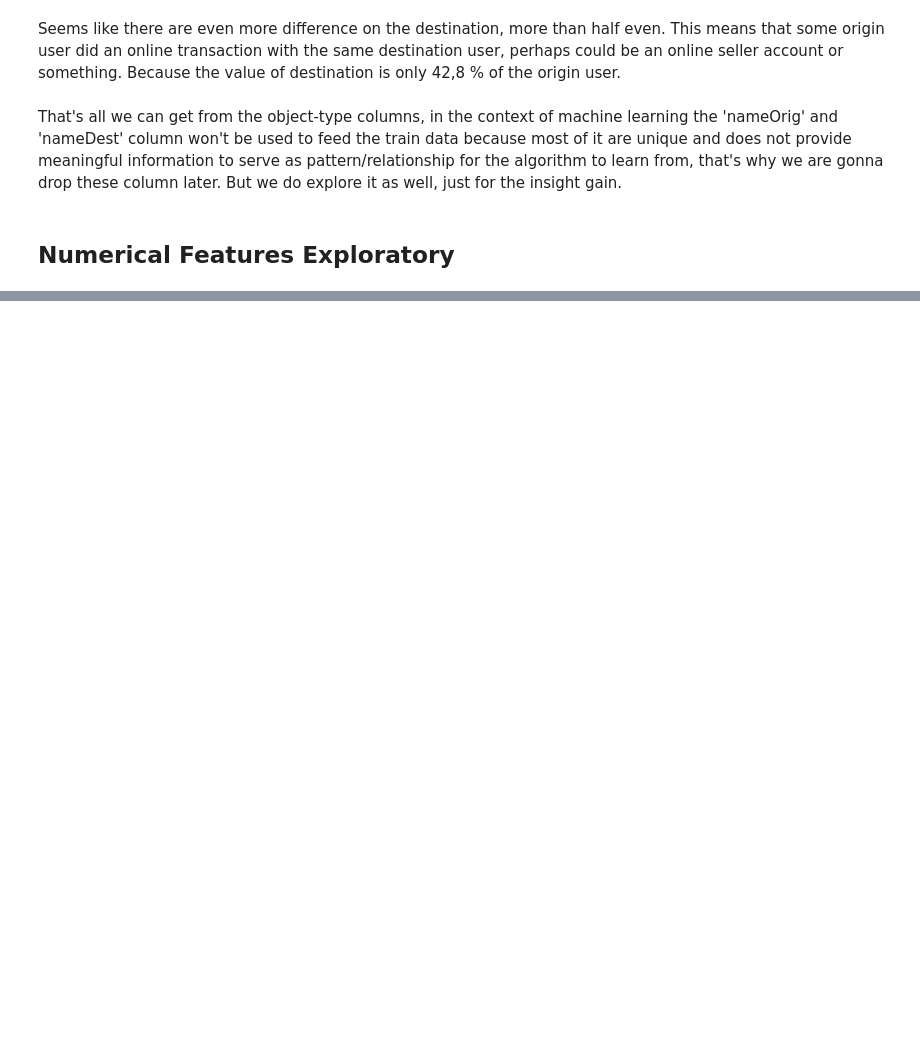
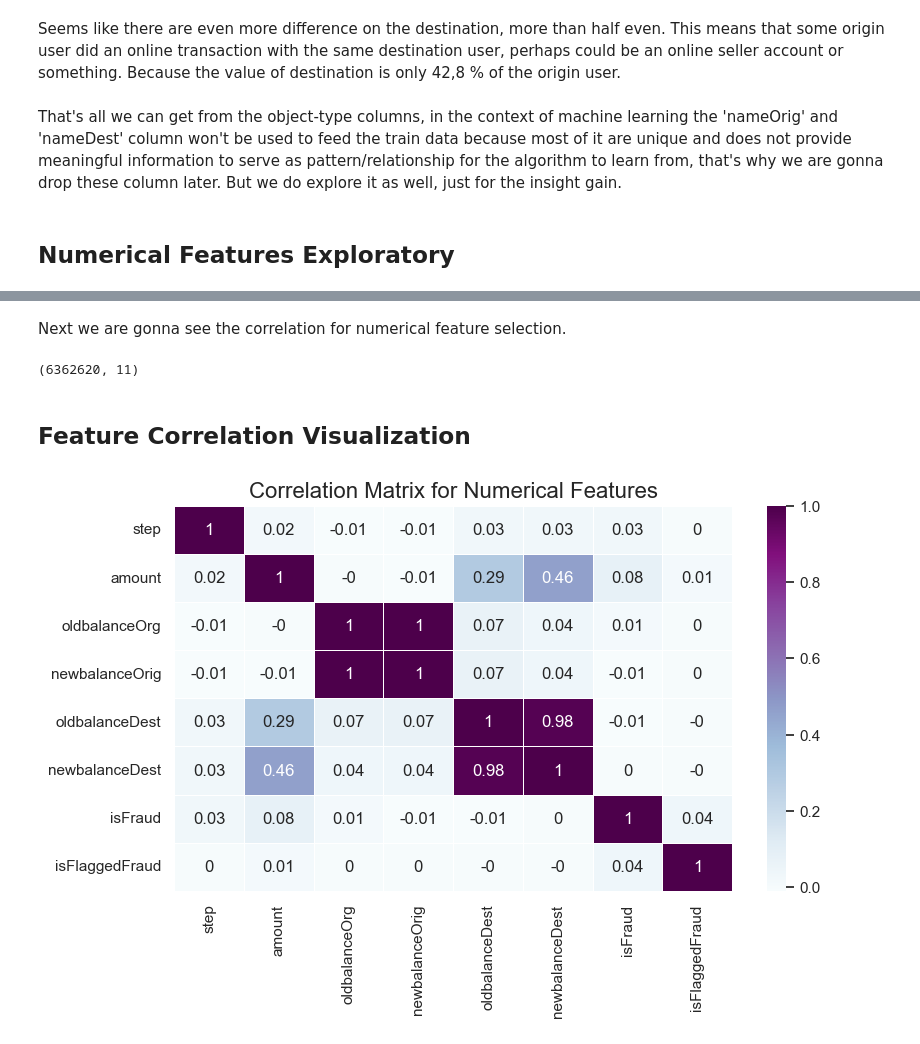
Before and after one commit to blitzkz23/online-payments-fraud-detection, a Jupyter notebook: notebooks/exploration.ipynb, the cells around one changed output, grey strips where cells are left out. Drawn from its saved outputs; the diff is of its cells as text; code cells hidden in the pictures; blank space fills up the shorter version.

```diff
--- a/notebooks/exploration.ipynb
+++ b/notebooks/exploration.ipynb
@@ -255,0 +293,17 @@ test
+# %% [markdown]
+Next we are gonna see the correlation for numerical feature selection.
+# %%
+payment_fraud_df.shape
+# %% [output]
+(6362620, 11)
+# %% [markdown]
+## Feature Correlation Visualization
+# %%
+plt.figure(figsize=(9, 5))
+correlation_matrix = payment_fraud_df[numerical_features].corr().round(2)
+
+sns.heatmap(data=correlation_matrix, annot=True, cmap='BuPu', linewidths=0.5)
+plt.title('Correlation Matrix for Numerical Features', size=16)
+plt.show()
+# %% [output]
+[figure, added]
```
Also changed, not shown: parts of 25 cells of this notebook.
